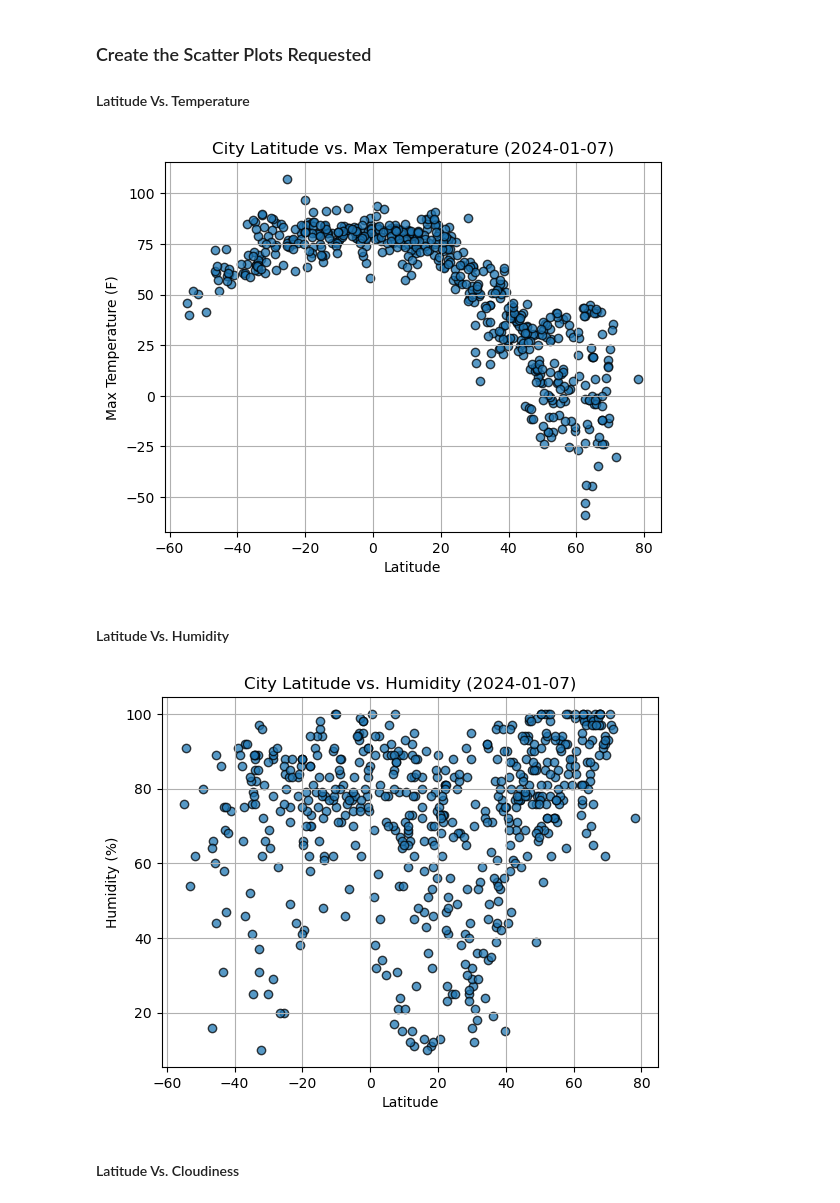
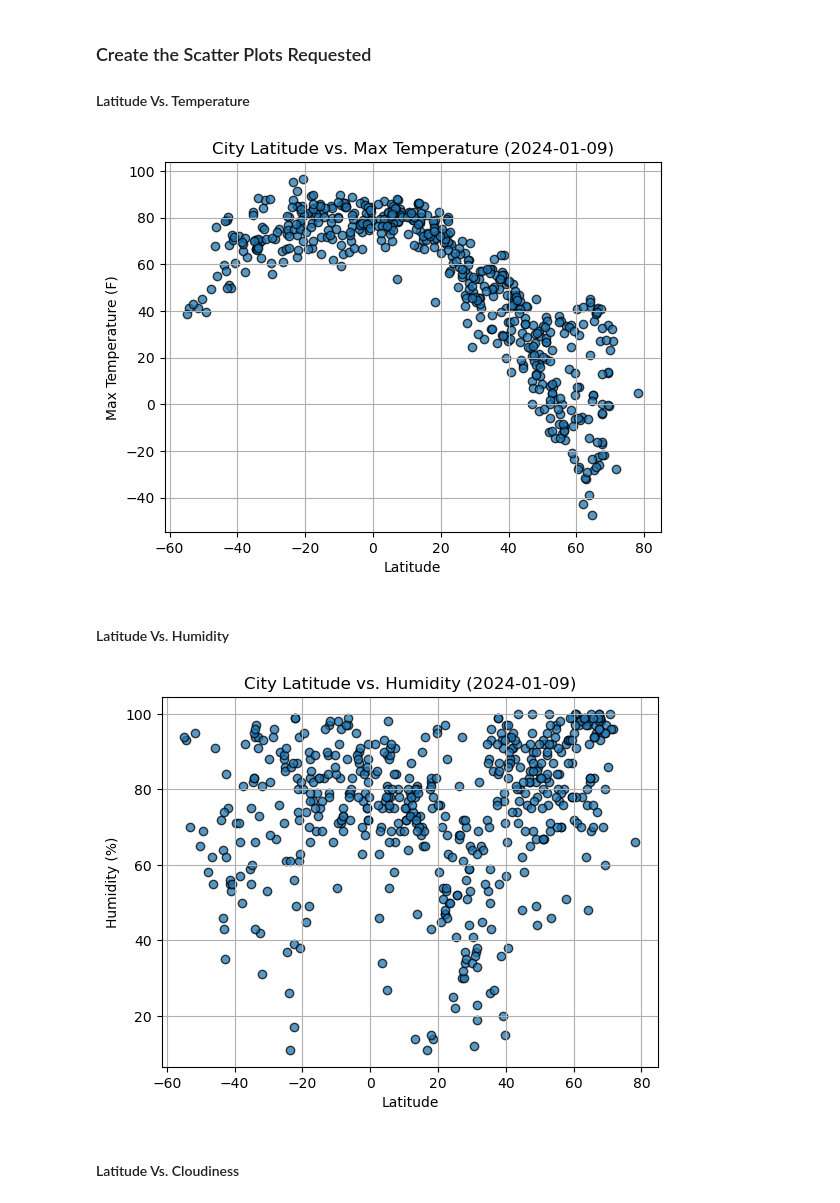
Before and after one commit to zhengn95/06_PyAPI_Challenge, a Jupyter notebook: WeatherPy/WeatherPy.ipynb, the cells around one changed output. Cells and saved outputs as stored; diff of their text form; code cells hidden in the pictures.

```diff
--- a/WeatherPy/WeatherPy.ipynb
+++ b/WeatherPy/WeatherPy.ipynb
@@ -195,7 +195,7 @@ city_data_df.head()
 plt.scatter(city_data_df["Lat"], city_data_df["Max Temp (F)"], edgecolors="black", alpha=0.75)
 
 # Incorporate the other graph properties
-plt.title("City Latitude vs. Max Temperature (2024-01-07)")
+plt.title("City Latitude vs. Max Temperature (2024-01-09)")
 plt.xlabel("Latitude")
 plt.ylabel("Max Temperature (F)")
 plt.grid(True)
@@ -206,26 +206,26 @@ plt.savefig("../output_data/Fig1.png")
 # Show plot
 plt.show()
 # %% [output]
-[figure, old version]
+[figure, new version]
 # %% [markdown]
 #### Latitude Vs. Humidity
 # %%
 # Build the scatter plots for latitude vs. humidity
 plt.scatter(city_data_df["Lat"], city_data_df["Humidity"], edgecolors="black", alpha=0.75)
 
 # Incorporate the other graph properties
-plt.title("City Latitude vs. Humidity (2024-01-07)")
+plt.title("City Latitude vs. Humidity (2024-01-09)")
 plt.xlabel("Latitude")
 plt.ylabel("Humidity (%)")
 plt.grid(True)
 
 # Save the figure
 plt.savefig("../output_data/Fig2.png")
 
 # Show plot
 plt.show()
 # %% [output]
-[figure, old version]
+[figure, new version]
 # %% [markdown]
 #### Latitude Vs. Cloudiness
 # %%
```
Also changed, not shown: parts of 22 cells of this notebook, 8 other files.
